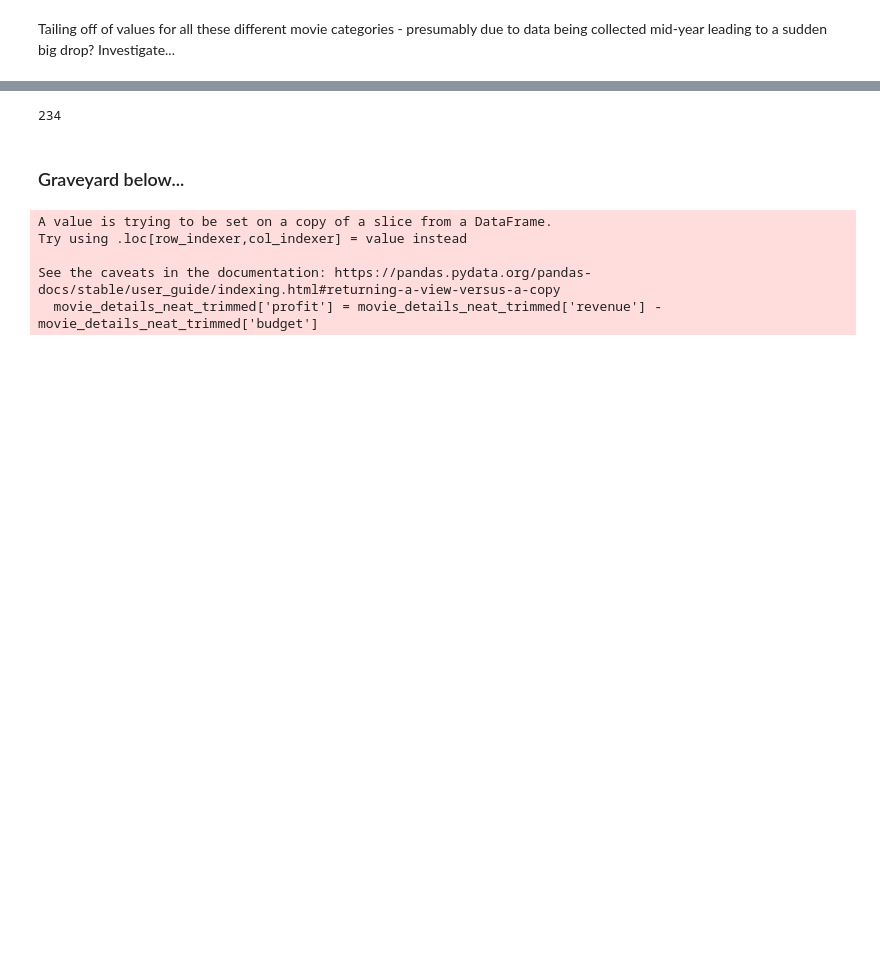
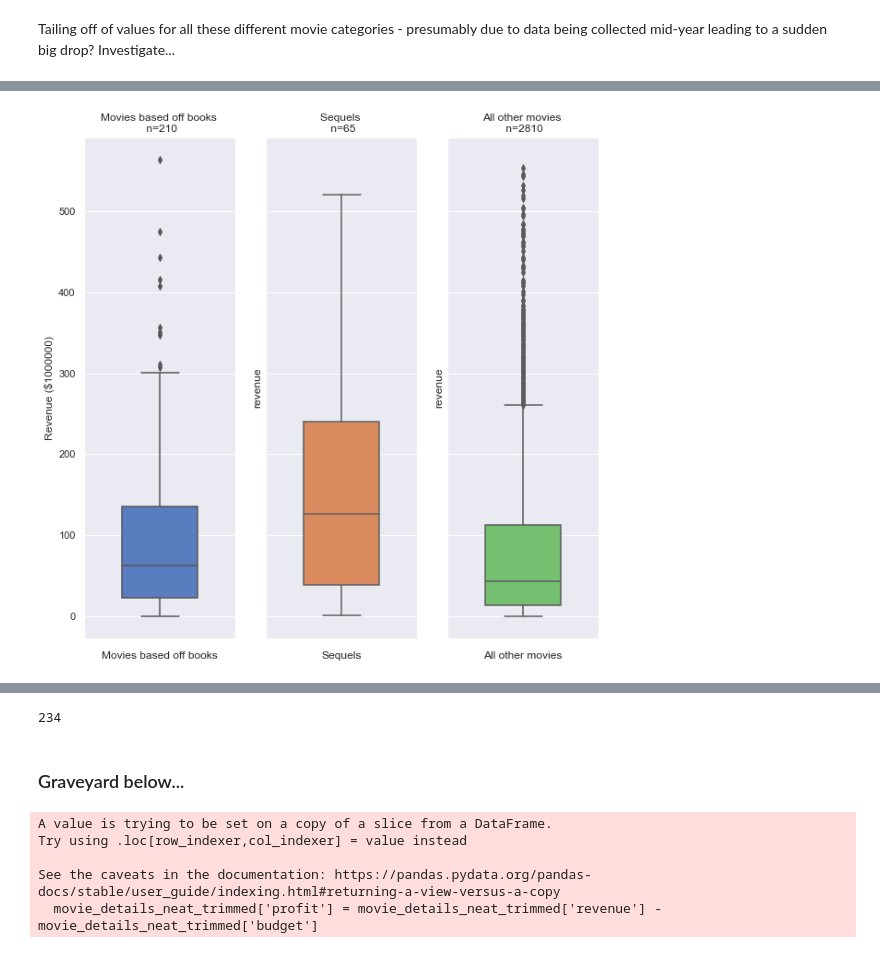
Before and after one commit to dluo96/datatonic-challenge, a Jupyter notebook: data-visualisation/Category_plots.ipynb, the cells around one changed output, grey strips where cells are left out. Saved outputs shown, nothing was run; the diff lists cells and outputs as text; code cells hidden in the pictures; blank space fills up the shorter version.

Commit message:
improved plots and figures saved

```diff
--- a/data-visualisation/Category_plots.ipynb
+++ b/data-visualisation/Category_plots.ipynb
@@ -18,8 +18,7 @@ pd.options.display.max_rows = 10
 os.chdir('..')
 cwd = os.getcwd()
 data_dir = '/data/' #path to the data folder which contains a 'pre-processed' folder within it
-
-#import group functions
+plots_dir = "/plots/"#import group functions
 import sys
 sys.path.insert(0, os.path.abspath(cwd + '/utils/'))
 from util import retrieve_category
@@ -135,0 +94,29 @@ Tailing off of values for all these different movie categories - presumably due
+# %%
+# scale revenue for interpretability
+scalefactor = 1000000
+revenue_scaled = df_ohe_bookcombined_trimmed['revenue']/scalefactor
+# %%
+# what about the revenue distributions of these different groups...
+#NB trimmed data
+f, (axes) = plt.subplots(1,3, figsize=(10,10), sharey=True)
+sns.boxplot(y=revenue_scaled.loc[trim_book_inds],
+                 width=0.5,
+                 color=sns.color_palette()[0],ax=axes[0])
+sns.boxplot( y = revenue_scaled.loc[trim_sequel_inds],
+                 width=0.5,
+                 color=sns.color_palette()[1],ax=axes[1])
+sns.boxplot( y=revenue_scaled.loc[trim_notbook_notsequel_inds],
+                 width=0.5,
+                 color=sns.color_palette()[2], ax=axes[2])
+axes[0].set_ylabel('Revenue ($%d)' % (scalefactor))
+
+axes[0].set_xlabel('Movies based off books')
+axes[1].set_xlabel('Sequels')
+axes[2].set_xlabel('All other movies')
+
+axes[0].set_title('Movies based off books \n n=%d' % (len(trim_book_inds)))
+axes[1].set_title('Sequels \n n=%d' % (len(trim_sequel_inds)))
+axes[2].set_title('All other movies \n n=%d' % (len(trim_notbook_notsequel_inds)))
+plt.savefig(cwd+plots_dir+"categoryplots_revenue-boxplot_books-sequels-other.png")
+# %% [output]
+[figure, added]
```
Also changed, not shown: parts of 7 cells of this notebook, 2 other files.
